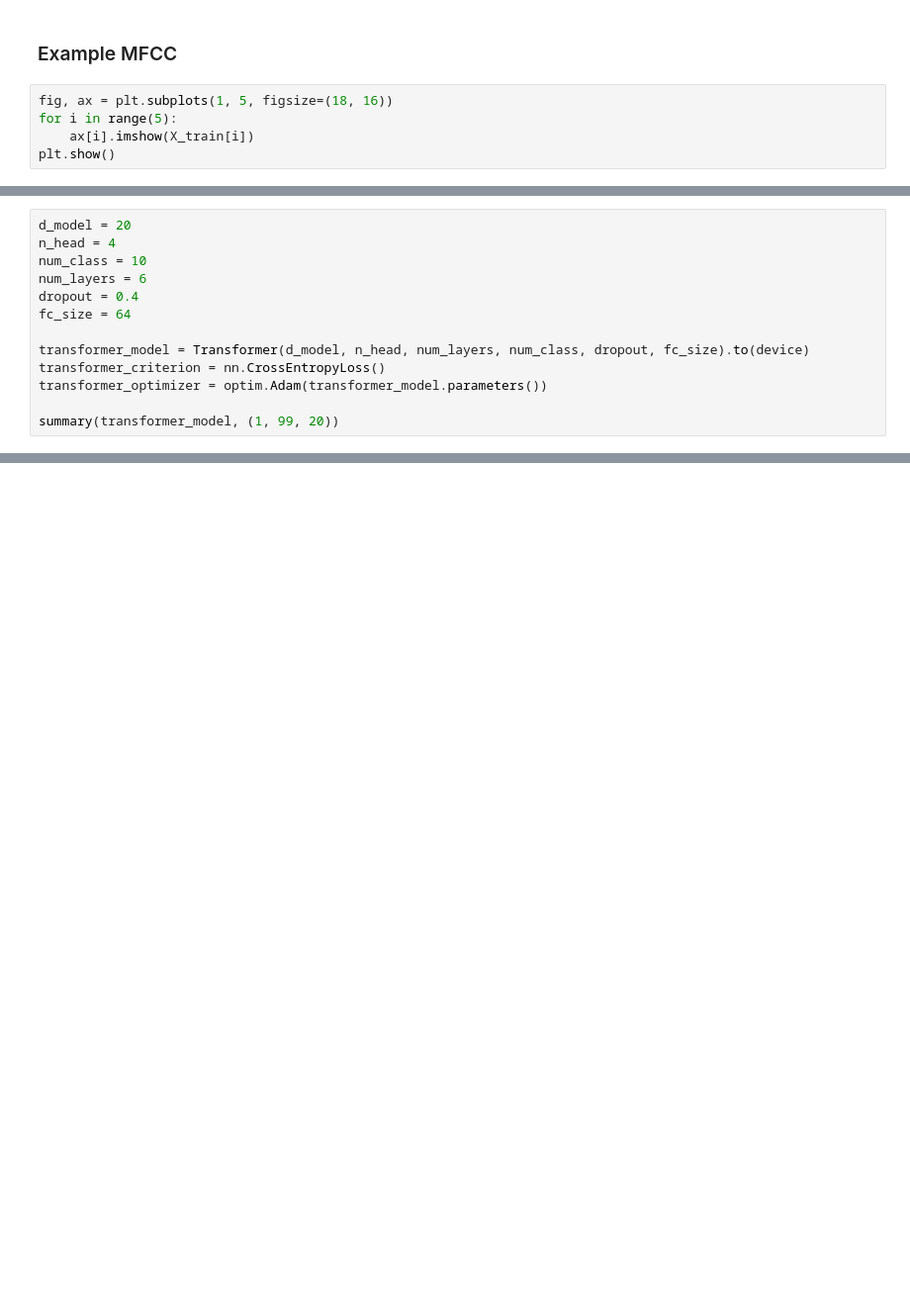
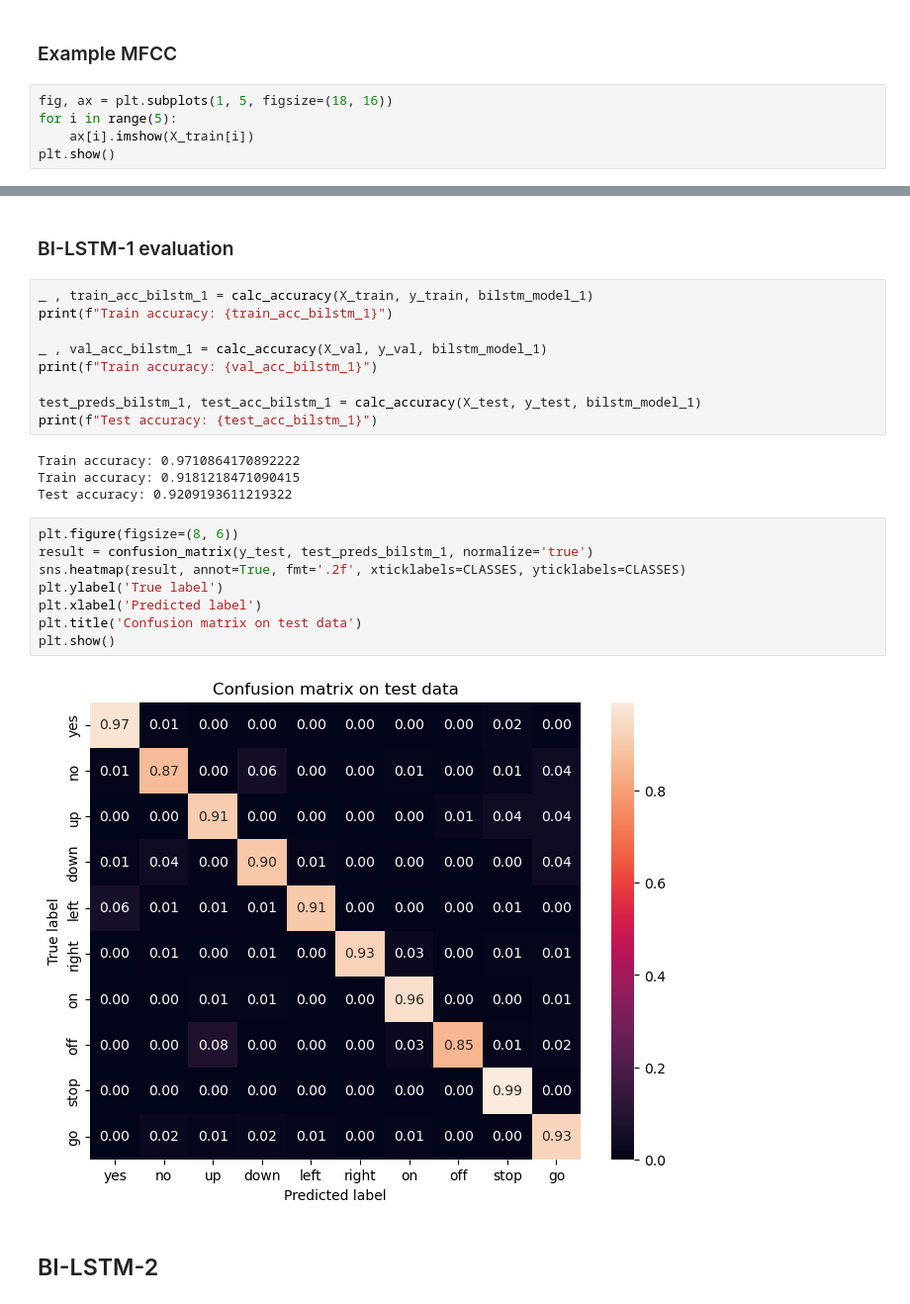
Before and after one commit to izabelatelejko/2024L-Deep-Learning-P2-Transformers, a Jupyter notebook: Main_class_detection.ipynb, the cells around one changed output, grey strips where cells are left out. Shown at 99% size. Drawn from its saved outputs; the diff is of its cells as text; blank space fills up the shorter version.

```diff
--- a/Main_class_detection.ipynb
+++ b/Main_class_detection.ipynb
@@ -303,13 +58,0 @@ class Transformer(nn.Module):
-# %%
-d_model = 20
-n_head = 4
-num_class = 10
-num_layers = 6
-dropout = 0.4
-fc_size = 64
-
-transformer_model = Transformer(d_model, n_head, num_layers, num_class, dropout, fc_size).to(device)
-transformer_criterion = nn.CrossEntropyLoss()
-transformer_optimizer = optim.Adam(transformer_model.parameters())
-
-summary(transformer_model, (1, 99, 20))
@@ -371,0 +230,27 @@ plt.show()
+# %% [markdown]
+### BI-LSTM-1 evaluation
+# %%
+_ , train_acc_bilstm_1 = calc_accuracy(X_train, y_train, bilstm_model_1)
+print(f"Train accuracy: {train_acc_bilstm_1}")
+
+_ , val_acc_bilstm_1 = calc_accuracy(X_val, y_val, bilstm_model_1)
+print(f"Train accuracy: {val_acc_bilstm_1}")
+
+test_preds_bilstm_1, test_acc_bilstm_1 = calc_accuracy(X_test, y_test, bilstm_model_1)
+print(f"Test accuracy: {test_acc_bilstm_1}")
+# %% [output]
+Train accuracy: 0.9710864170892222
+Train accuracy: 0.9181218471090415
+Test accuracy: 0.9209193611219322
+# %%
+plt.figure(figsize=(8, 6))
+result = confusion_matrix(y_test, test_preds_bilstm_1, normalize='true')
+sns.heatmap(result, annot=True, fmt='.2f', xticklabels=CLASSES, yticklabels=CLASSES)
+plt.ylabel('True label')
+plt.xlabel('Predicted label')
+plt.title('Confusion matrix on test data')
+plt.show()
+# %% [output]
+[figure, added]
+# %% [markdown]
+## BI-LSTM-2
```
Also changed, not shown: parts of 74 cells of this notebook, 4 other files.
